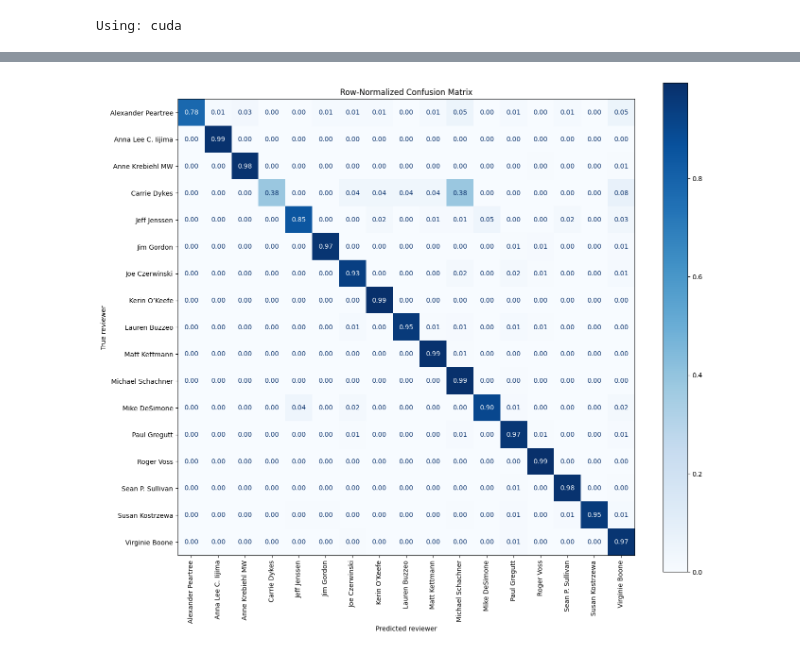
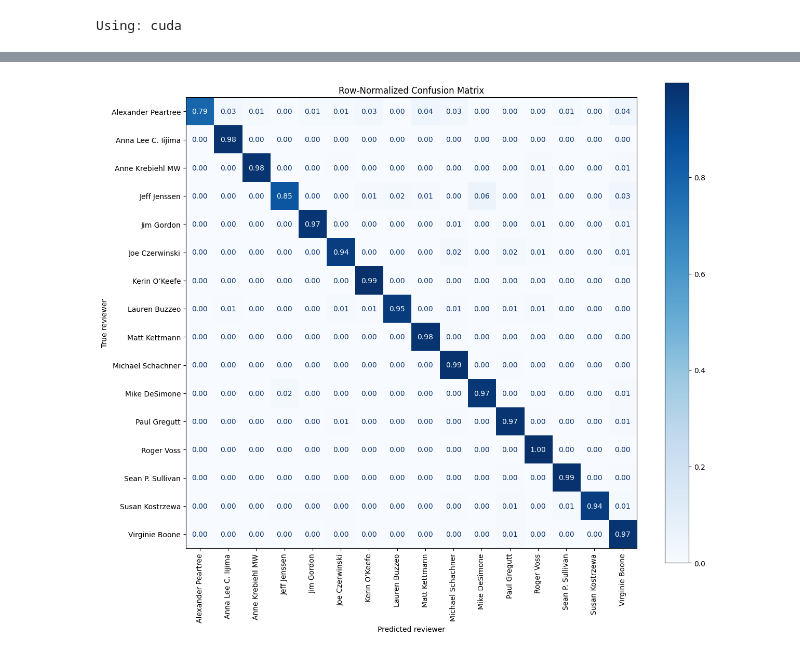
Before and after one commit to sylviadu2552/DATA4401---Project-3, a Jupyter notebook: Project3_n_grams.ipynb, the cells around one changed output, grey strips where cells are left out. Saved outputs shown, nothing was run; the diff lists cells and outputs as text; code cells hidden in the pictures.

```diff
--- a/Project3_n_grams.ipynb
+++ b/Project3_n_grams.ipynb
@@ -49,7 +49,7 @@ data = data.drop_duplicates(subset="_text_key")
 
 # Keep reviewers with at least 100 unique reviews
 reviewer_counts = data["taster_name"].value_counts()
-eligible_reviewers = reviewer_counts[reviewer_counts >= 100].index
+eligible_reviewers = reviewer_counts[reviewer_counts >= 250].index
 data = data[data["taster_name"].isin(eligible_reviewers)].copy()
 
 print("Reviewers included:", len(eligible_reviewers))
@@ -529,28 +551,27 @@ plt.show()
 # %%
 import matplotlib.pyplot as plt
 from sklearn.metrics import ConfusionMatrixDisplay
 
 labels = label_encoder.classes_
 
 fig, ax = plt.subplots(figsize=(14, 12))
 
 ConfusionMatrixDisplay.from_predictions(
     y_test,
     predicted_reviewers,
     labels=labels,
     display_labels=labels,
     normalize="true",
     values_format=".2f",
     cmap="Blues",
     xticks_rotation=90,
     ax=ax
 )
 
 ax.set_title("Row-Normalized Confusion Matrix")
 ax.set_xlabel("Predicted reviewer")
 ax.set_ylabel("True reviewer")
 
-plt.tight_layout()
 plt.show()
 # %% [output]
-[figure, old version]
+[figure, new version]
```
Also changed, not shown: parts of 7 cells of this notebook.
